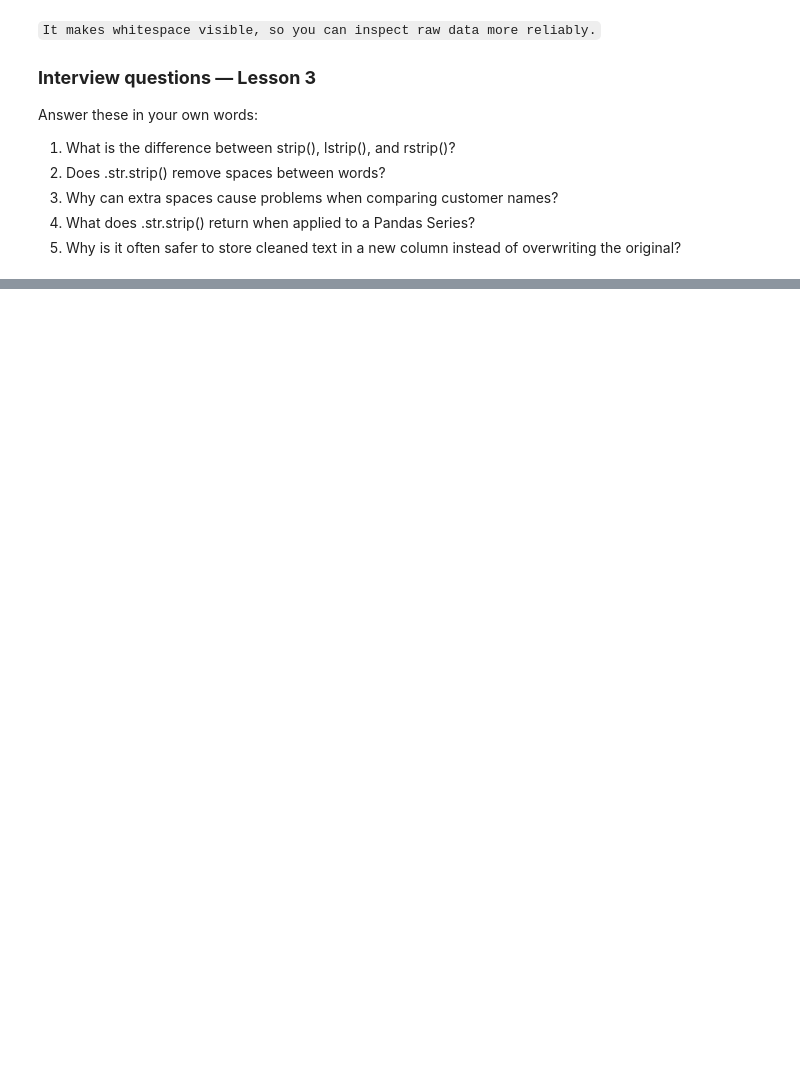
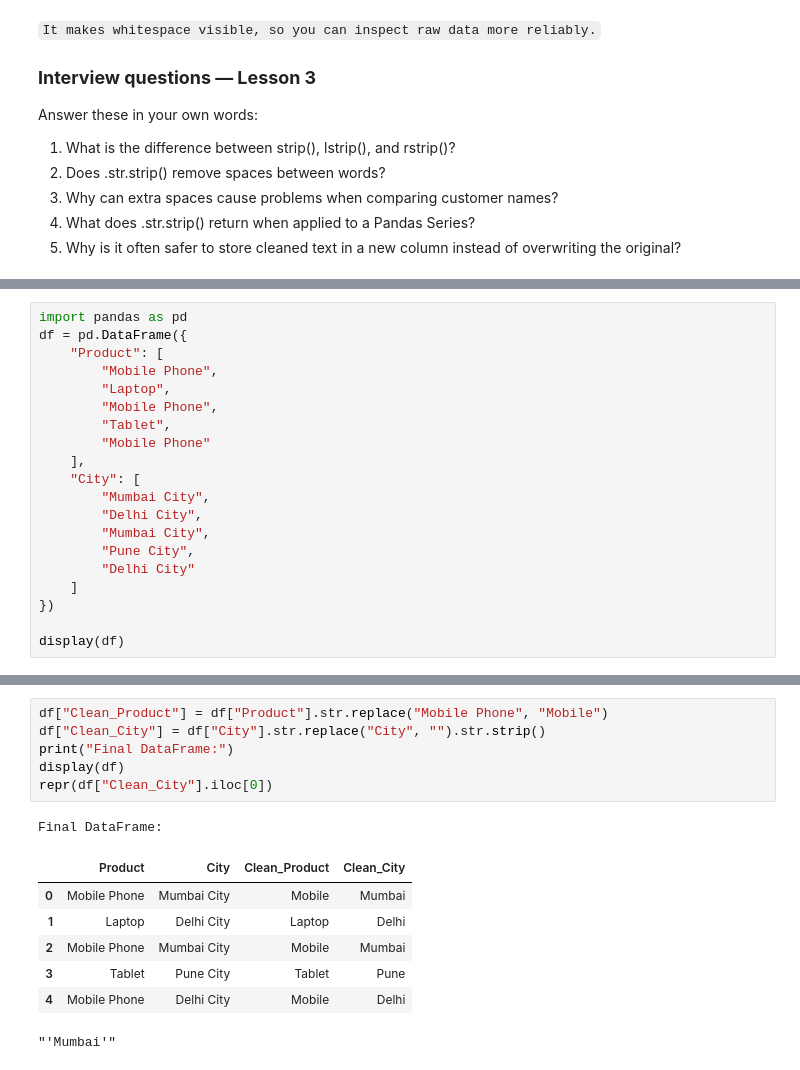
Before and after one commit to mohammadhamid8554-lgtm/data-science-from-scratch, a Jupyter notebook: phase_1.2_pandas/string_operations.ipynb, the cells around one changed output, grey strips where cells are left out. Drawn from its saved outputs; the diff is of its cells as text; blank space fills up the shorter version.

Commit message:
feat: pandas phase 1.2

```diff
--- a/phase_1.2_pandas/string_operations.ipynb
+++ b/phase_1.2_pandas/string_operations.ipynb
@@ -400,0 +499,20 @@ Answer these in your own words:
+# %%
+import pandas as pd
+df = pd.DataFrame({
+    "Product": [
+        "Mobile Phone",
+        "Laptop",
+        "Mobile Phone",
+        "Tablet",
+        "Mobile Phone"
+    ],
+    "City": [
+        "Mumbai City",
+        "Delhi City",
+        "Mumbai City",
+        "Pune City",
+        "Delhi City"
+    ]
+})
+
+display(df)
@@ -400,0 +532,15 @@ Answer these in your own words:
+# %%
+df["Clean_Product"] = df["Product"].str.replace("Mobile Phone", "Mobile")
+df["Clean_City"] = df["City"].str.replace("City", "").str.strip()
+print("Final DataFrame:")
+display(df)
+repr(df["Clean_City"].iloc[0])
+# %% [output]
+Final DataFrame:
+|  | Product | City | Clean_Product | Clean_City |
+| 0 | Mobile Phone | Mumbai City | Mobile | Mumbai |
+| 1 | Laptop | Delhi City | Laptop | Delhi |
+| 2 | Mobile Phone | Mumbai City | Mobile | Mumbai |
+| 3 | Tablet | Pune City | Tablet | Pune |
+| 4 | Mobile Phone | Delhi City | Mobile | Delhi |
+"'Mumbai'"
```
Also changed, not shown: parts of 34 cells of this notebook.
